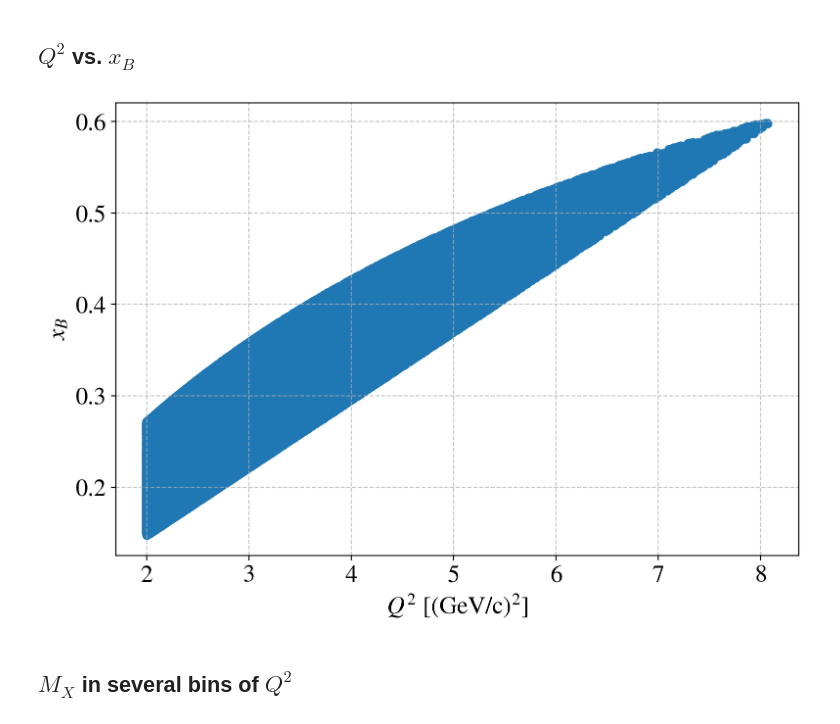
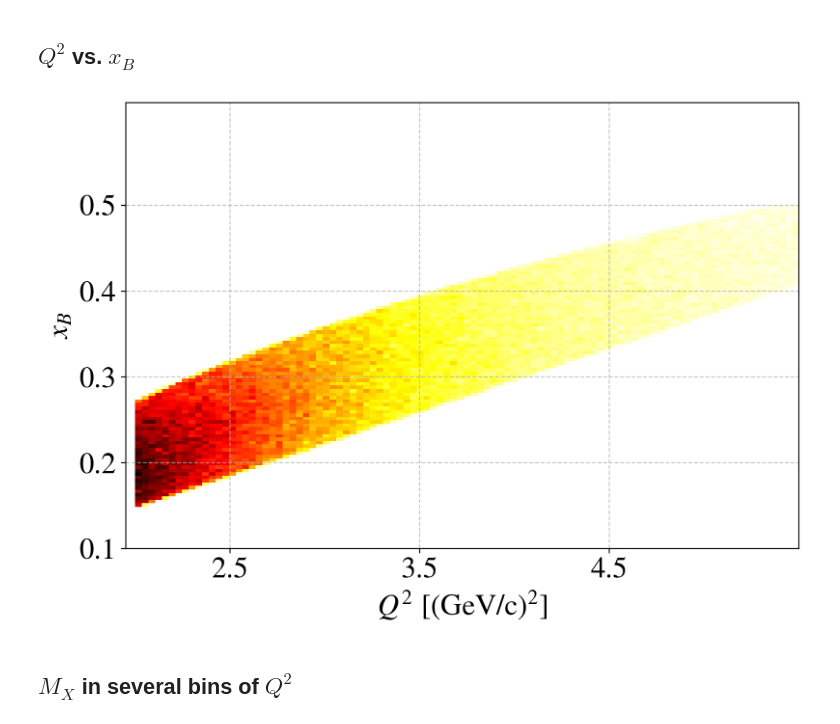
Before and after one commit to erezcoh4/SIDIS_at_BAND, a Jupyter notebook: PythonAnalysis/Kinematics/KinematicCoverageComparisonPreviousData.ipynb, the cells around one changed output. Saved outputs shown, nothing was run; the diff lists cells and outputs as text; code cells hidden in the pictures.

```diff
--- a/PythonAnalysis/Kinematics/KinematicCoverageComparisonPreviousData.ipynb
+++ b/PythonAnalysis/Kinematics/KinematicCoverageComparisonPreviousData.ipynb
@@ -211,26 +258,43 @@ set_axes(ax,'$W$ [GeV/c$^2$]','',
 # %% [markdown]
 ## $Q^2$ vs. $x_B$
 # %%
-Q2min, Q2max = 2,5
+Q2min, Q2max = 2,5.5
 xmin,  xmax  = 0.1,0.5
 pi_ch = 'piplus'
 
 fig = plt.figure(figsize=(9,6))
 ax = fig.add_subplot(1,1,1)
 df = e_e_pi_pass_cuts[pi_ch]
-plt.scatter( df.Q2 , df.xB )
-
-
-# plt.hist2d( df.Q2 , df.xB,
-#            bins=(np.linspace(Q2min,Q2max,50),np.linspace(xmin,xmax,50)),
-#            cmap = 'Blues' );
+# plt.scatter( df.Q2 , df.xB )
+plt.hist2d( df.Q2 , df.xB,  bins=(np.linspace(Q2min,Q2max,100),np.linspace(xmin,xmax,100)), cmap = 'hot_r' );
 
 set_axes(ax,'$Q^2$ [(GeV/c)$^2$]','$x_B$',
-         do_add_grid=True, do_add_legend=False,fontsize=18,
-         # yticks=(0.4, 0.6, 0.8, 1.)
+         do_add_grid=True, do_add_legend=False,fontsize=22,
+         xlim=(1.95,Q2max),
+         xticks=(2.5,3.5,4.5),
+         ylim=(0.1,0.62),
+         yticks=(0.1, 0.2, 0.3, 0.4, 0.5)
         );
+
+# JLAB2012_Q2 = [1.85, 2.3,   2.8,  3.3,  3.8,  4.3]
+# JLAB2012_xB = [0.26, 0.32, 0.39, 0.46, 0.53, 0.60]
+# plt.errorbar( x=JLAB2012_Q2, xerr=0.03, y=JLAB2012_xB, yerr=0.01,
+#              marker='o',
+#              markerfacecolor='m',
+#              color='m',
+#              markeredgecolor='k',
+#              linestyle='None', capthick=2, capsize=2)
+
+# Cornell1977_Q2 = [2.0,  4.0 ]
+# Cornell1977_xB = [0.24, 0.50]
+# plt.errorbar( x=Cornell1977_Q2, xerr=0.03, y=Cornell1977_xB, yerr=0.01,
+#              marker='o',
+#              markerfacecolor='c',
+#              color='c',
+#              markeredgecolor='k',
+#              linestyle='None', capthick=2, capsize=2)
 # %% [output]
-[figure, old version]
+[figure, new version]
 # %% [markdown]
 ## $M_X$ in several bins of $Q^2$
 # %% [markdown]
```
Also changed, not shown: parts of 9 cells of this notebook, 7 other files.
